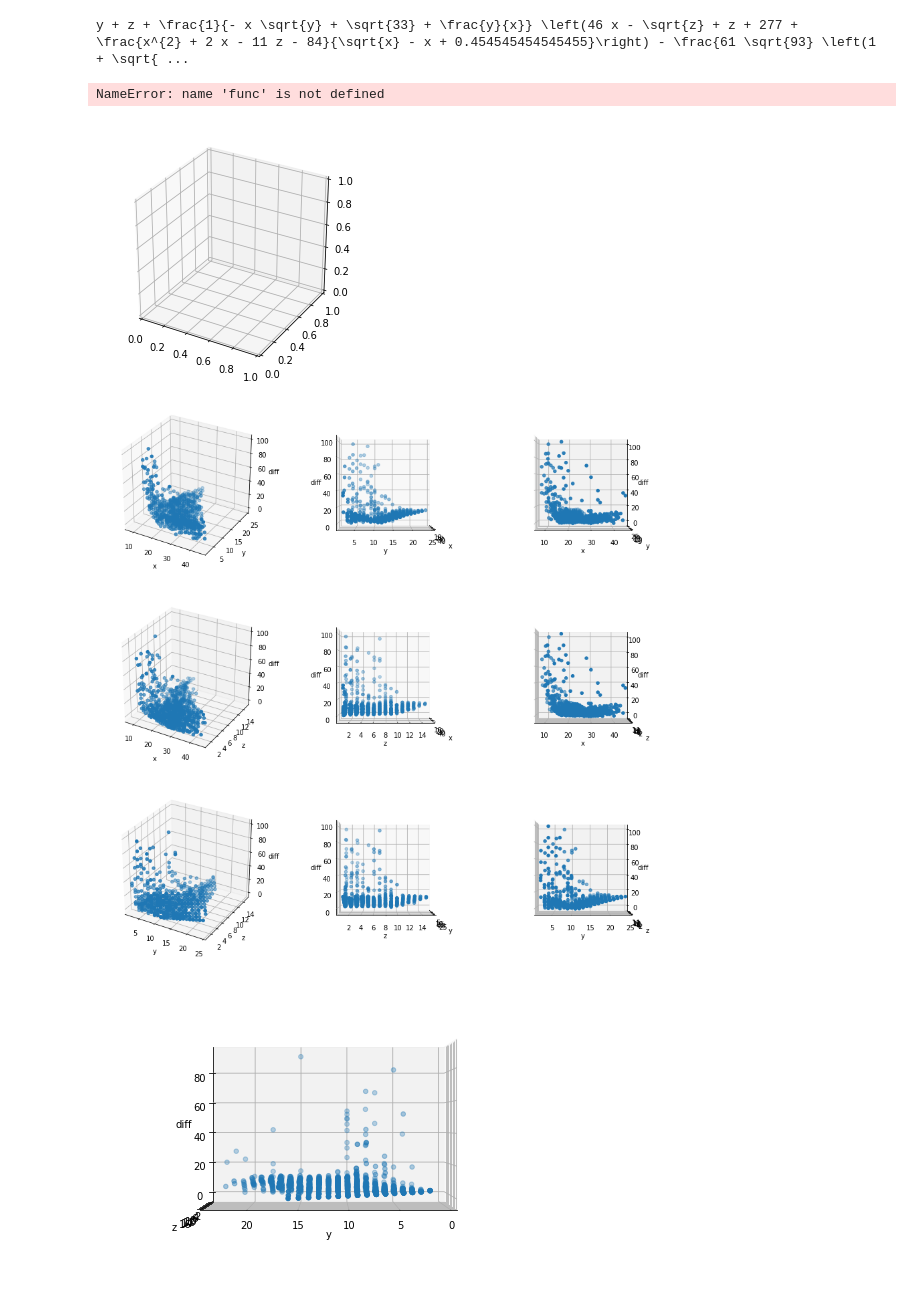
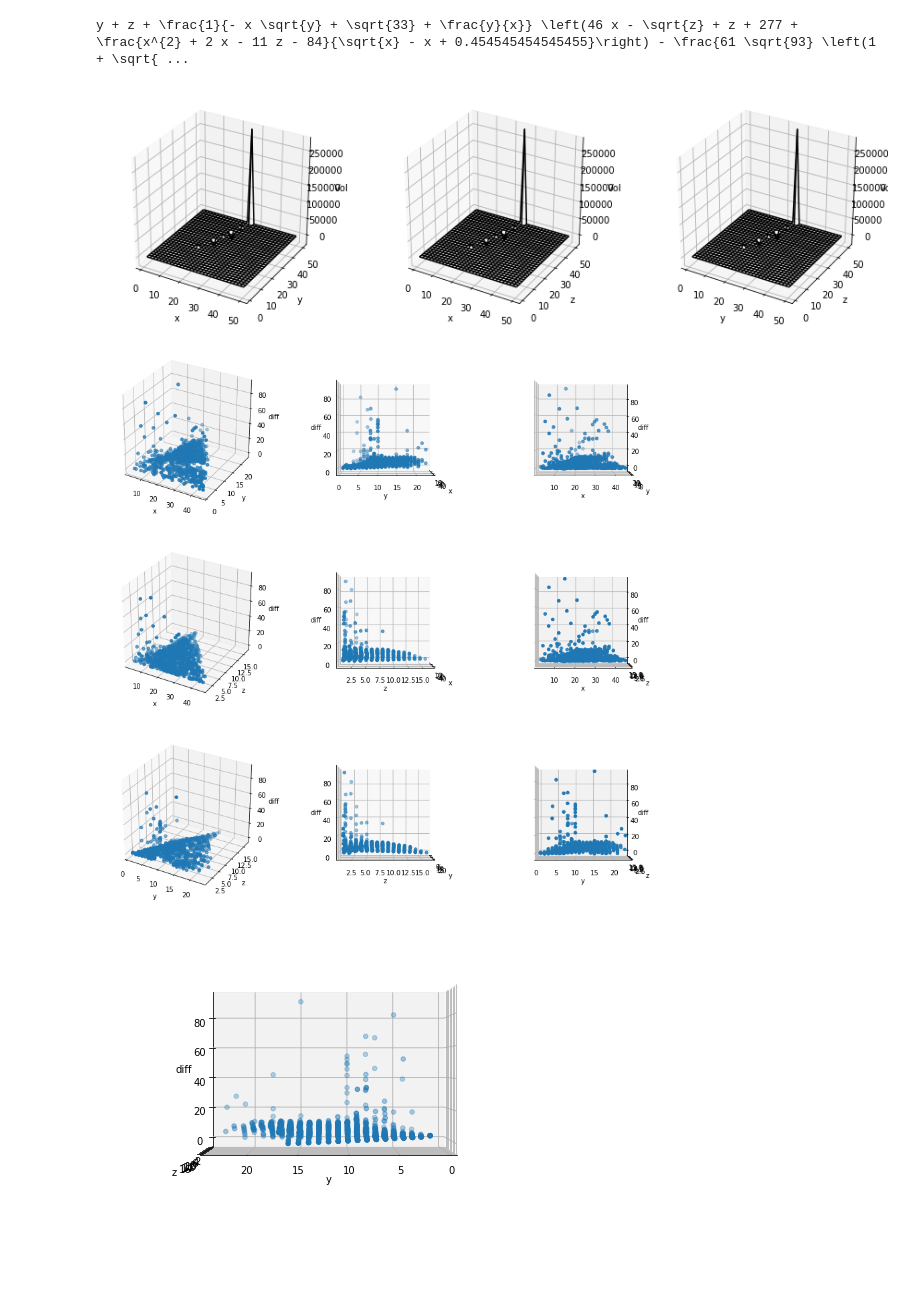
Before and after one commit to caoandong/Calabi_Yau, a Jupyter notebook: Polyhedra_test.ipynb, the cells around one changed output. Saved outputs shown, nothing was run; the diff lists cells and outputs as text; code cells hidden in the pictures; blank space fills up the shorter version.

```diff
--- a/Polyhedra_test.ipynb
+++ b/Polyhedra_test.ipynb
@@ -183,10 +183,10 @@ from mpl_toolkits import mplot3d
 import math
 
 def func(x,y,z):
-    v = y + z + (46*x - sqrt(z) + z + 277 + (x**2 + 2*x - 11*z - 84)/(sqrt(x) - x + 0.454545454545455))/(-x*sqrt(y) + sqrt(33) + y/x) + 61*sqrt(93)*(1 + sqrt(61))*(-sqrt(z) + 2*sqrt(3))*(z - 45)/(y**2*sqrt(z)*(-x**2 + z*(x + y)))
+    v = -(y - z)*(-x*z/sqrt(-85**(1/4)*sqrt(z) + 85) + y**2/((-sqrt(85)*x*sqrt(y - y/z + 6)/85 + sqrt(y - sqrt(z)))*(-x*z/((x + 60)**(1/4) + (x - y)*(-sqrt(85)*x*z**2/85 + x - sqrt(z) - 74)/(y**2 - sqrt(85))) - sqrt(y + 3))))/y
     return v
 
-test_path = '/home/carnd/CYML/machine_learning/symbolic_regression/SoRa-master/test_modifydata/lift_1_to_50/test_5.csv'
+test_path = '/home/carnd/CYML/machine_learning/symbolic_regression/SoRa-master/test_modifydata/lift_1_to_50/test_1.csv'
 test_file = open(test_path, 'r')
 counter = 0
 err_counter = 1
@@ -243,6 +243,10 @@ for line in test_file:
         print 'diff_list: ', diff_list
         print 'num_x: ', len(test_x), ' num_y: ', len(test_y), ' num_z: ', len(test_z), ' num_diff: ', len(diff_list)
 
+try:
+    test_file.close()
+except:
+    pass
 print 'num_x: ', len(test_x), ' num_y: ', len(test_y), ' num_z: ', len(test_z), ' num_diff: ', len(diff_list), 'max_diff: ', max(diff_list)
 print 'Done.'
 # for group in outlier:
@@ -278,35 +274,36 @@ y + z + \frac{1}{- x \sqrt{y} + \sqrt{33} + \frac{y}{x}} \left(46 x - \sqrt{z} +
 # %%
 from mpl_toolkits.mplot3d import Axes3D
 fig = plt.figure(figsize=(15,15))
 x = np.linspace(1, 50, 30)
 y = np.linspace(1, 50, 30)
 z = np.linspace(1, 50, 30)
 ax = fig.add_subplot(3,3,1,projection='3d')
 X, Y = np.meshgrid(x, y)
 V = func(X, Y, 1)
 ax.set_xlabel('x')
 ax.set_ylabel('y')
-ax.set_zlabel('diff')
+ax.set_zlabel('Vol')
 ax.plot_wireframe(X, Y, V, color='black')
 
 ax = fig.add_subplot(3,3,2,projection='3d')
 X, Z = np.meshgrid(x, z)
 V = func(X, Z, 1)
 ax.set_xlabel('x')
 ax.set_ylabel('z')
-ax.set_zlabel('diff')
+ax.set_zlabel('Vol')
 ax.plot_wireframe(X, Z, V, color='black')
 
 ax = fig.add_subplot(3,3,3,projection='3d')
 Y, Z = np.meshgrid(y, z)
 V = func(Y, Z, 1)
 ax.set_xlabel('y')
 ax.set_ylabel('z')
-ax.set_zlabel('diff')
+ax.set_zlabel('Vol')
 ax.plot_wireframe(Y, Z, V, color='black')
+
+plt.show()
 # %% [output]
-NameError: name 'func' is not defined
-[figure, old version]
+[figure, new version]
 # %%
 from mpl_toolkits.mplot3d import Axes3D
 fig = plt.figure(figsize=(15,15))
@@ -367,7 +364,7 @@ ax.view_init(0,-90)
 
 plt.show()
 # %% [output]
-[figure, old version]
+[figure, new version]
 # %%
 fig = plt.figure()
 ax = Axes3D(fig)
```
Also changed, not shown: parts of 5 cells of this notebook, 7 other files.
